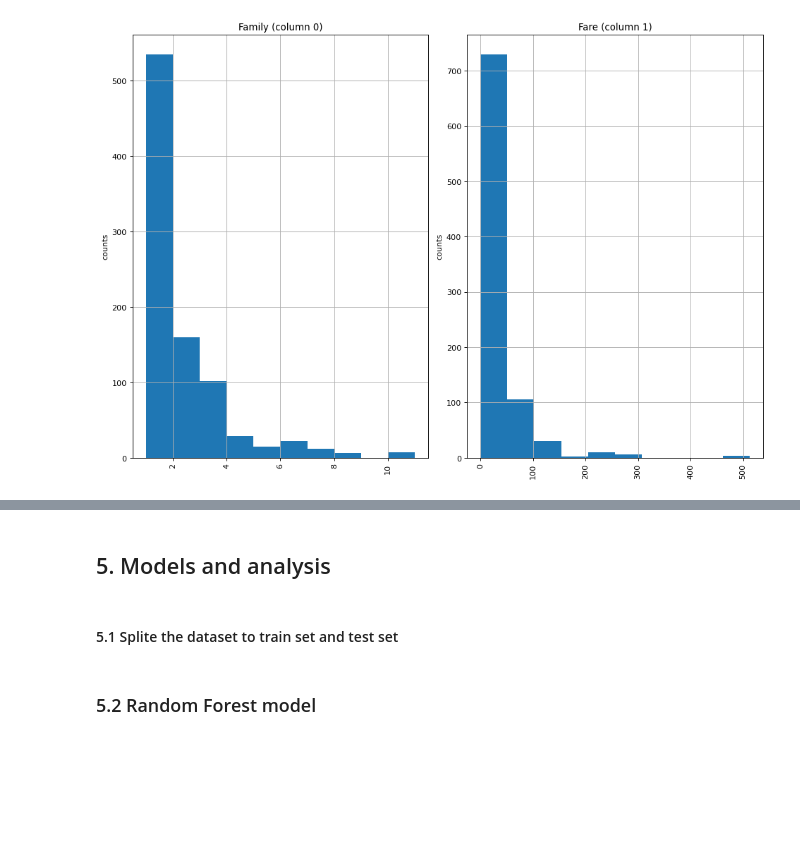
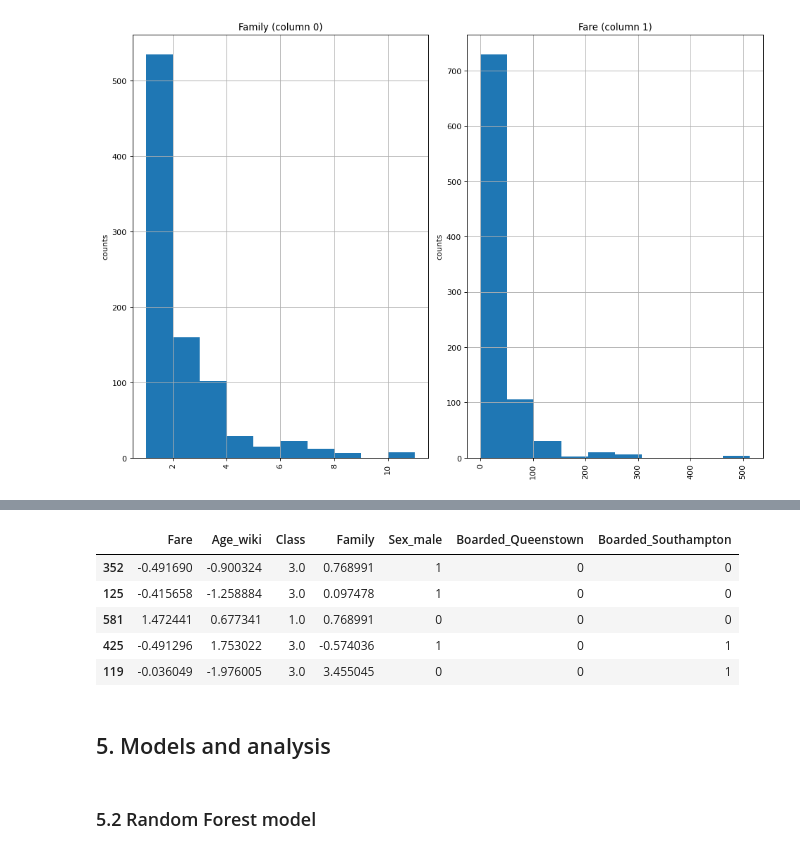
Before and after one commit to RockDeng110/titanic-predictions, a Jupyter notebook: titanic-prediction.ipynb, the cells around one changed output, grey strips where cells are left out. Drawn from its saved outputs; the diff is of its cells as text; code cells hidden in the pictures; blank space fills up the shorter version.

```diff
--- a/titanic-prediction.ipynb
+++ b/titanic-prediction.ipynb
@@ -531,0 +509,11 @@ df.head()"""
+# %%
+df_m = df_f.copy()
+
+train_data, test_data = train_test_split(
+  df_m, random_state=0, test_size=0.3)
+
+X_train = train_data.drop(['Survived'], axis=1)
+y_train = train_data['Survived']
+X_test = test_data.drop(['Survived'], axis=1)
+y_test = test_data['Survived']
+train_data.info()
@@ -532,4 +536,18 @@ df.head()"""
+# %%
+
+ss = ['Fare', 'Age_wiki', 'Family']
+scaler = StandardScaler()
+for var in ss:
+    X_train[var] = scaler.fit_transform(X_train[var].values.reshape(-1, 1))
+    X_test[var] = scaler.fit_transform(X_test[var].values.reshape(-1, 1))
+
+X_train.head()
+# %% [output]
+|  | Fare | Age_wiki | Class | Family | Sex_male | Boarded_Queenstown | Boarded_Southampton |
+| 352 | -0.491690 | -0.900324 | 3.0 | 0.768991 | 1 | 0 | 0 |
+| 125 | -0.415658 | -1.258884 | 3.0 | 0.097478 | 1 | 0 | 0 |
+| 581 | 1.472441 | 0.677341 | 1.0 | 0.768991 | 0 | 0 | 0 |
+| 425 | -0.491296 | 1.753022 | 3.0 | -0.574036 | 1 | 0 | 1 |
+| 119 | -0.036049 | -1.976005 | 3.0 | 3.455045 | 0 | 0 | 1 |
 # %% [markdown]
 ## 5. Models and analysis
-# %% [markdown]
-#### 5.1 Splite the dataset to train set and test set
```
Also changed, not shown: parts of 82 cells of this notebook.
